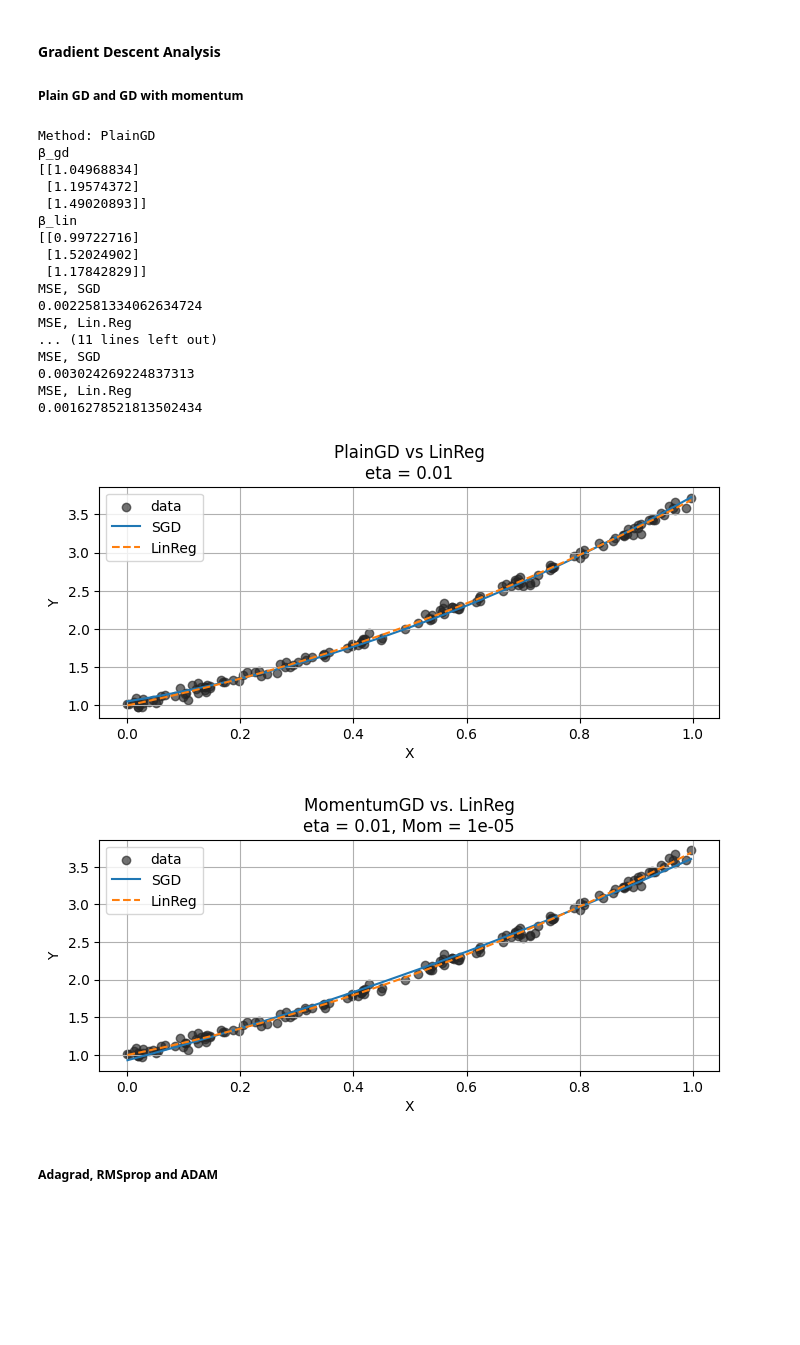
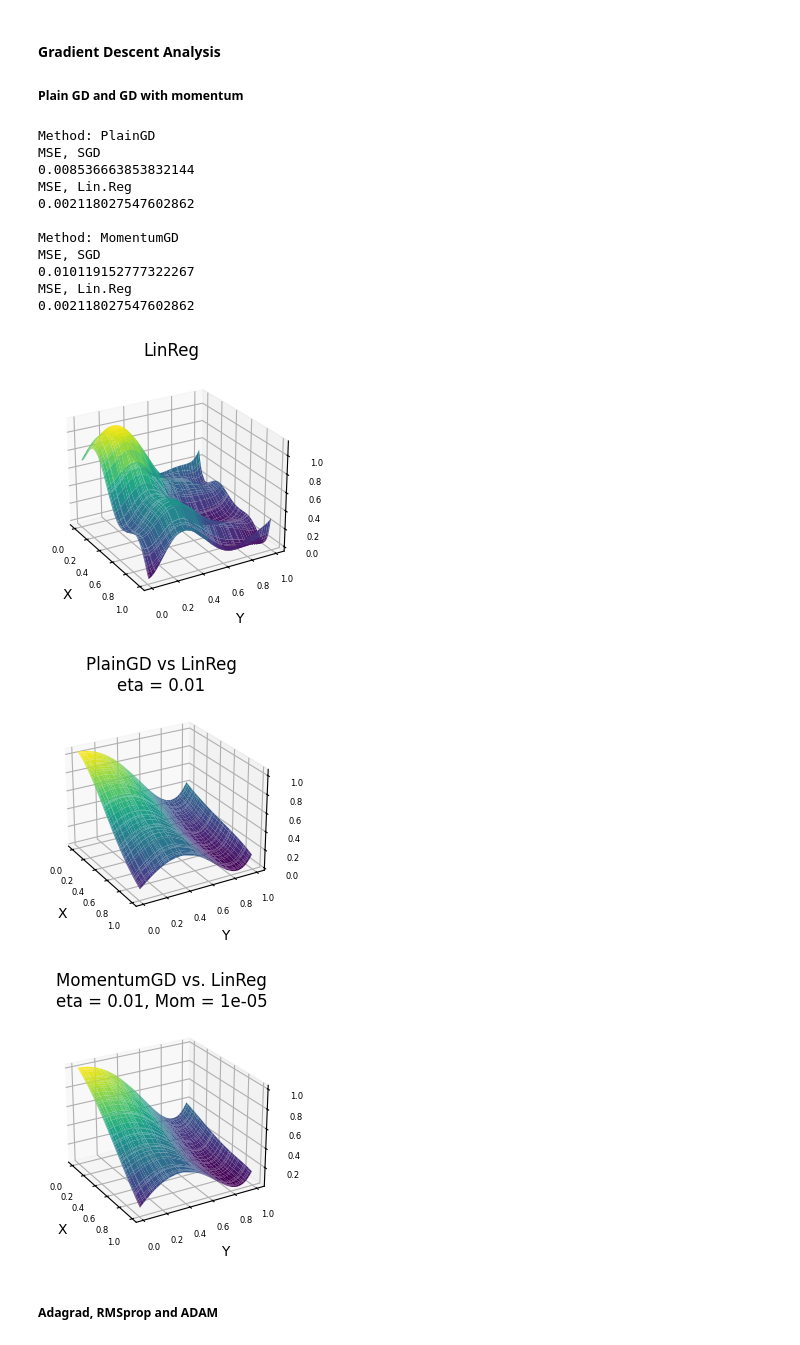
Before and after one commit to andersthorstadboe/project-2-fys-stk4155-ffneural-network, a Jupyter notebook: 01-main/project-02.01.ipynb, the cells around one changed output. Saved outputs shown, nothing was run; the diff lists cells and outputs as text; code cells hidden in the pictures; blank space fills up the shorter version.

```diff
--- a/01-main/project-02.01.ipynb
+++ b/01-main/project-02.01.ipynb
@@ -30,15 +27,15 @@ plt.rcParams["figure.figsize"] = (8,3); plt.rcParams["font.size"] = 10
 #### Dataset setup
 # %%
 cases = ['1D','2D','Franke']
-case_ = cases[0]
-show = True
+case_ = cases[2]
+show = False
 
 # Grid and data setup
 a      = [1.0, 1.5, 1.2]                                   # Coefficients for exponential model
 c0, c1 = 0.2, 0.95                                         # Noise scaling
 x0, xN = 0, 1                                              # Start and end of domain, x-axis
 y0, yN = 0, 1                                              # Start and end of domain, y-axis
-Nx, Ny = 150, 150                                          # Number of sample points
+Nx, Ny = 100, 100                                          # Number of sample points
 '''
 x   = np.sort(np.random.uniform(x0,xN,Nx)).reshape(-1,1)    # Mesh points on x-axis (uniformly distributed, sorted values)
 y   = np.sort(np.random.uniform(y0,yN,Ny)).reshape(-1,1)    # Mesh points on y-axis (uniformly distributed, sorted values) (try different length arrays in x and y if singular values are an issue)
@@ -79,12 +76,12 @@ f = dataset.plot(labels=['Test function','x','y','dataset','true'])
 ##### Plain GD and GD with momentum
 # %%
 ## Regression setup and initialization
-eta = 0.01; n_iter = 10; lmbda = 0.01
+eta = 0.01; n_iter = 10; lmbda = 0.0001
 
 lin_gd = LinearRegressor(learning_rate=eta,num_iterations=n_iter)
 
 ## Design matrix
-poly_deg = 2
+poly_deg = 7
 if case_ == '1D':
     target = dataset.target[0]
     x = dataset.x
@@ -110,7 +107,8 @@ target_s = target#lin_gd.scale(target)
 mom = [0., 0.00001]
 GDMethod = [PlainGD(eta),MomentumGD(eta,momentum=mom[1])]
 
-GradMethod = AutoGrad(lmbda,mse_lasso)
+GradMethod = LassoGrad(lmbda)
+#GradMethod = AutoGrad(lmbda,mse_lasso)
 
 ## GD-fitting and linear prediction
 lin_gd.linear_predict(X,target,predict_type='Ridge',lmbda=lmbda)
@@ -121,51 +119,48 @@ if case_ != '1D':
 
 title_list= ['PlainGD vs LinReg\neta = %g' %(eta),'MomentumGD vs. LinReg\neta = %g, Mom = %g' %(eta,mom[1])]
 
 for i,method in enumerate(GDMethod):
 
     lin_gd.reg_fit(X_s,target_s,method,GradMethod,batches=batches,epoch=epochs)
 
     prediction_gd = X @ lin_gd.beta_gd# + lin_gd.gd_intcept
 
     print(f'Method: {method.__class__.__name__}')
-    print('β_gd')
-    print(lin_gd.beta_gd)
-    print('β_lin')
-    print(lin_gd.beta_linreg)
+    if show == True:
+        print('β_gd')
+        print(lin_gd.beta_gd)
+        print('β_lin')
+        print(lin_gd.beta_linreg)
+
     print('MSE, SGD')
     print(lin_gd.predict(lin_gd.beta_gd,X,target))
     print('MSE, Lin.Reg')
     print(lin_gd.predict(lin_gd.beta_linreg,X,target),'\n')
 
     if case_ == '1D':
         lin_gd.plot(x,[target,prediction_gd,prediction_reg],labels=[title_list[i],'X','Y','data','SGD','LinReg'])
     else:
         pred_gd = prediction_gd.reshape(Nx,Ny)
         lin_gd.plot([dataset.xx,dataset.yy],pred_gd,labels=[title_list[i],'X','Y','data','SGD','LinReg'])
 
     lin_gd.reset()
 
 plt.show()
 # %% [output]
 Method: PlainGD
-β_gd
-[[1.04968834]
- [1.19574372]
- [1.49020893]]
-β_lin
-[[0.99722716]
- [1.52024902]
- [1.17842829]]
 MSE, SGD
-0.0022581334062634724
+0.008536663853832144
 MSE, Lin.Reg
-... (11 lines left out)
+0.002118027547602862
+
+Method: MomentumGD
 MSE, SGD
-0.003024269224837313
+0.010119152777322267
 MSE, Lin.Reg
-0.0016278521813502434
+0.002118027547602862
-[figure, old version]
+[figure, new version]
-[figure, old version]
+[figure, new version]
+[figure, added]
 # %% [markdown]
 ##### Adagrad, RMSprop and ADAM
 # %%
```
Also changed, not shown: parts of 5 cells of this notebook, 5 other files.
